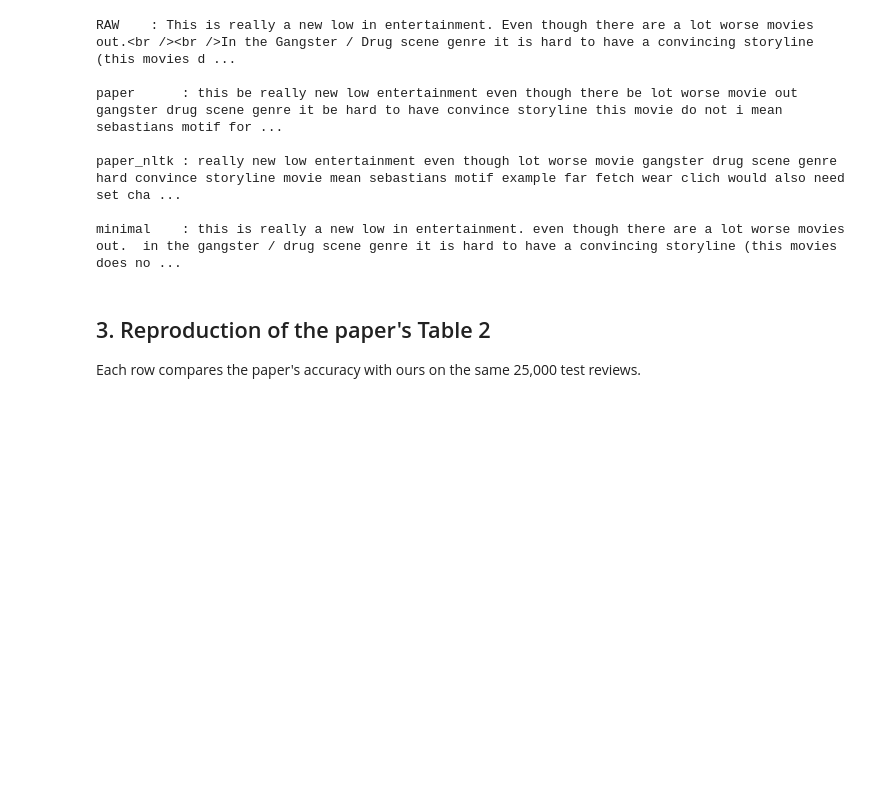
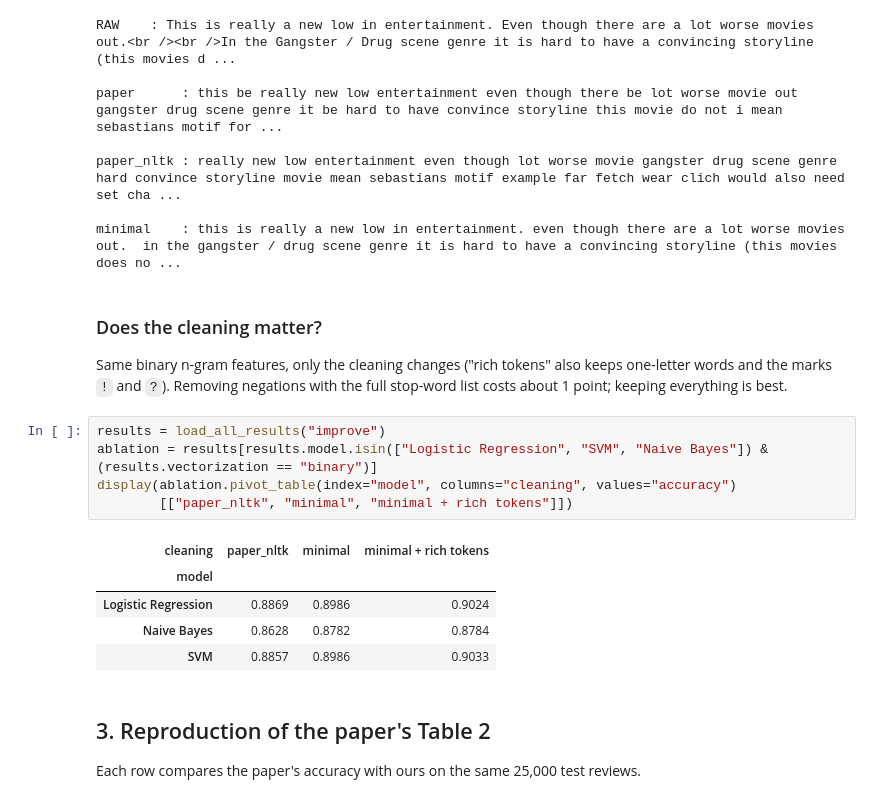
Before and after one commit to ArjunGK28/ML-miniproject, a Jupyter notebook: notebooks/walkthrough.ipynb, the cells around one changed output. Saved outputs shown, nothing was run; the diff lists cells and outputs as text; blank space fills up the shorter version.

```diff
--- a/notebooks/walkthrough.ipynb
+++ b/notebooks/walkthrough.ipynb
@@ -92,6 +110,21 @@ paper      : this be really new low entertainment even though there be lot worse
 paper_nltk : really new low entertainment even though lot worse movie gangster drug scene genre hard convince storyline movie mean sebastians motif example far fetch wear clich would also need set cha ...
 
 minimal    : this is really a new low in entertainment. even though there are a lot worse movies out.  in the gangster / drug scene genre it is hard to have a convincing storyline (this movies does no ...
+# %% [markdown]
+### Does the cleaning matter?
+
+Same binary n-gram features, only the cleaning changes ("rich tokens" also keeps one-letter words and the marks `!` and `?`). Removing negations with the full stop-word list costs about 1 point; keeping everything is best.
+# %%
+results = load_all_results("improve")
+ablation = results[results.model.isin(["Logistic Regression", "SVM", "Naive Bayes"]) & (results.vectorization == "binary")]
+display(ablation.pivot_table(index="model", columns="cleaning", values="accuracy")
+        [["paper_nltk", "minimal", "minimal + rich tokens"]])
+# %% [output]
+| cleaning | paper_nltk | minimal | minimal + rich tokens |
+| model |  |  |  |
+| Logistic Regression | 0.8869 | 0.8986 | 0.9024 |
+| Naive Bayes | 0.8628 | 0.8782 | 0.8784 |
+| SVM | 0.8857 | 0.8986 | 0.9033 |
 # %% [markdown]
 ## 3. Reproduction of the paper's Table 2
 
```
Also changed, not shown: parts of 10 cells of this notebook, 4 other files.
